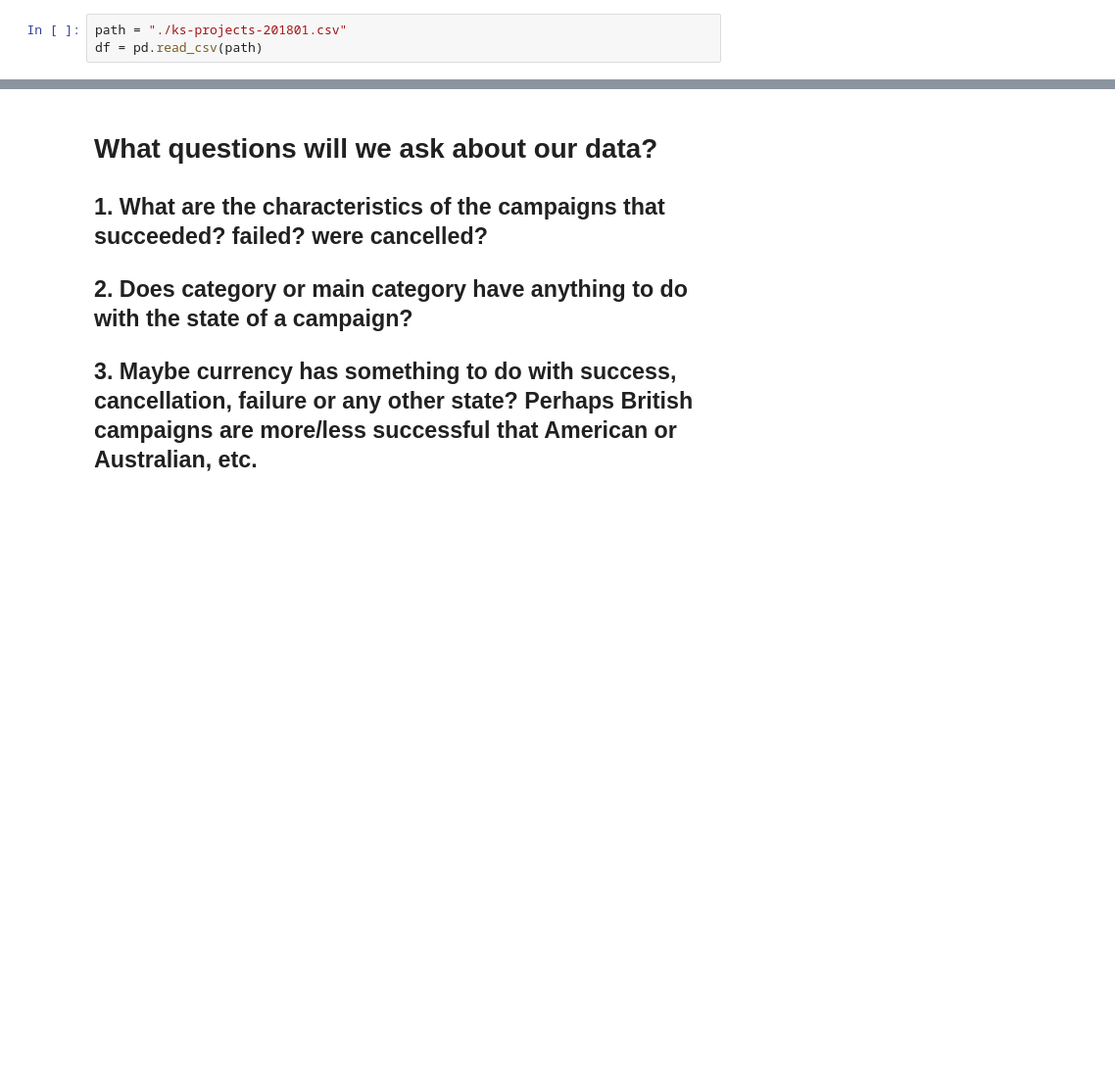
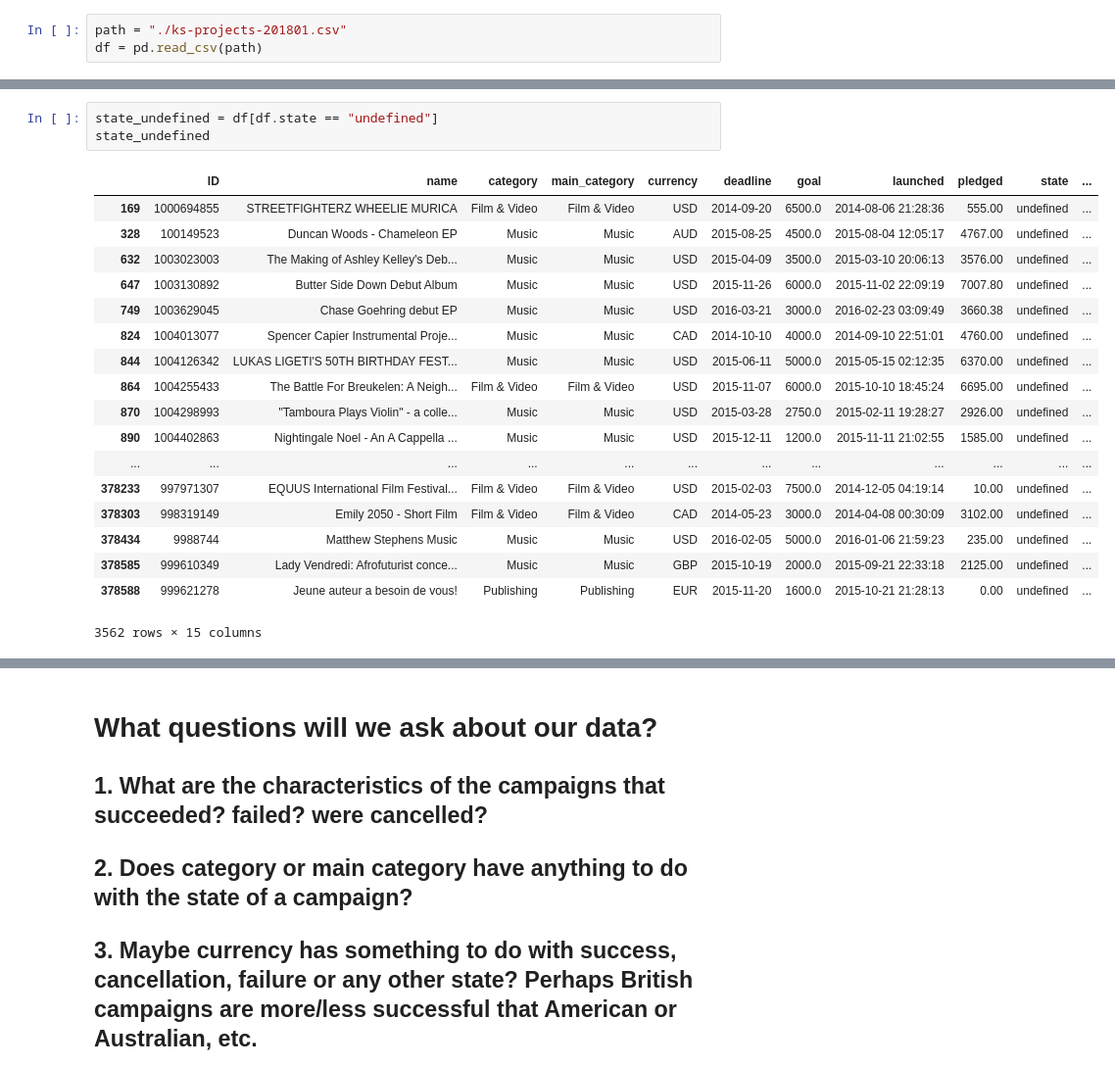
Before and after one commit to fchikwekwe/KickstarterData, a Jupyter notebook: Kickstarter_data.ipynb, the cells around one changed output, grey strips where cells are left out. Shown at 98% size. Cells and saved outputs as stored; diff of their text form; blank space fills up the shorter version.

```diff
--- a/Kickstarter_data.ipynb
+++ b/Kickstarter_data.ipynb
@@ -41,0 +150,22 @@ df["ID"].isna().sum()
+# %%
+state_undefined = df[df.state == "undefined"]
+state_undefined
+# %% [output]
+|  | ID | name | category | main_category | currency | deadline | goal | launched | pledged | state | ... |
+| 169 | 1000694855 | STREETFIGHTERZ WHEELIE MURICA | Film & Video | Film & Video | USD | 2014-09-20 | 6500.0 | 2014-08-06 21:28:36 | 555.00 | undefined | ... |
+| 328 | 100149523 | Duncan Woods - Chameleon EP | Music | Music | AUD | 2015-08-25 | 4500.0 | 2015-08-04 12:05:17 | 4767.00 | undefined | ... |
+| 632 | 1003023003 | The Making of Ashley Kelley's Deb... | Music | Music | USD | 2015-04-09 | 3500.0 | 2015-03-10 20:06:13 | 3576.00 | undefined | ... |
+| 647 | 1003130892 | Butter Side Down Debut Album | Music | Music | USD | 2015-11-26 | 6000.0 | 2015-11-02 22:09:19 | 7007.80 | undefined | ... |
+| 749 | 1003629045 | Chase Goehring debut EP | Music | Music | USD | 2016-03-21 | 3000.0 | 2016-02-23 03:09:49 | 3660.38 | undefined | ... |
+| 824 | 1004013077 | Spencer Capier Instrumental Proje... | Music | Music | CAD | 2014-10-10 | 4000.0 | 2014-09-10 22:51:01 | 4760.00 | undefined | ... |
+| 844 | 1004126342 | LUKAS LIGETI'S 50TH BIRTHDAY FEST... | Music | Music | USD | 2015-06-11 | 5000.0 | 2015-05-15 02:12:35 | 6370.00 | undefined | ... |
+| 864 | 1004255433 | The Battle For Breukelen: A Neigh... | Film & Video | Film & Video | USD | 2015-11-07 | 6000.0 | 2015-10-10 18:45:24 | 6695.00 | undefined | ... |
+| 870 | 1004298993 | "Tamboura Plays Violin" - a colle... | Music | Music | USD | 2015-03-28 | 2750.0 | 2015-02-11 19:28:27 | 2926.00 | undefined | ... |
+| 890 | 1004402863 | Nightingale Noel - An A Cappella ... | Music | Music | USD | 2015-12-11 | 1200.0 | 2015-11-11 21:02:55 | 1585.00 | undefined | ... |
+| ... | ... | ... | ... | ... | ... | ... | ... | ... | ... | ... | ... |
+| 378233 | 997971307 | EQUUS International Film Festival... | Film & Video | Film & Video | USD | 2015-02-03 | 7500.0 | 2014-12-05 04:19:14 | 10.00 | undefined | ... |
+| 378303 | 998319149 | Emily 2050 - Short Film | Film & Video | Film & Video | CAD | 2014-05-23 | 3000.0 | 2014-04-08 00:30:09 | 3102.00 | undefined | ... |
+| 378434 | 9988744 | Matthew Stephens Music | Music | Music | USD | 2016-02-05 | 5000.0 | 2016-01-06 21:59:23 | 235.00 | undefined | ... |
+| 378585 | 999610349 | Lady Vendredi: Afrofuturist conce... | Music | Music | GBP | 2015-10-19 | 2000.0 | 2015-09-21 22:33:18 | 2125.00 | undefined | ... |
+| 378588 | 999621278 | Jeune auteur a besoin de vous! | Publishing | Publishing | EUR | 2015-11-20 | 1600.0 | 2015-10-21 21:28:13 | 0.00 | undefined | ... |
+3562 rows × 15 columns
```
Also changed, not shown: parts of 25 cells of this notebook.
